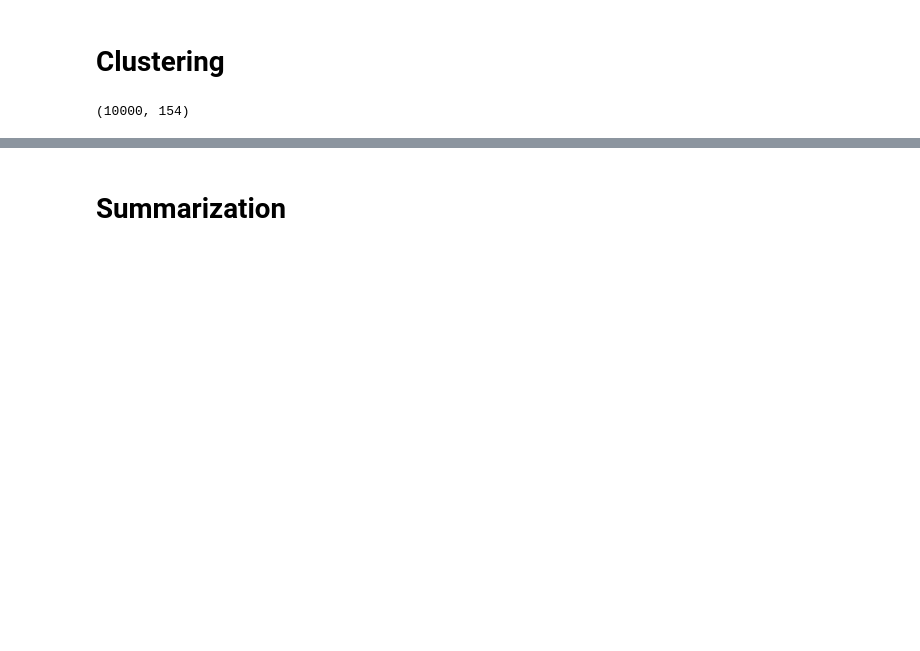
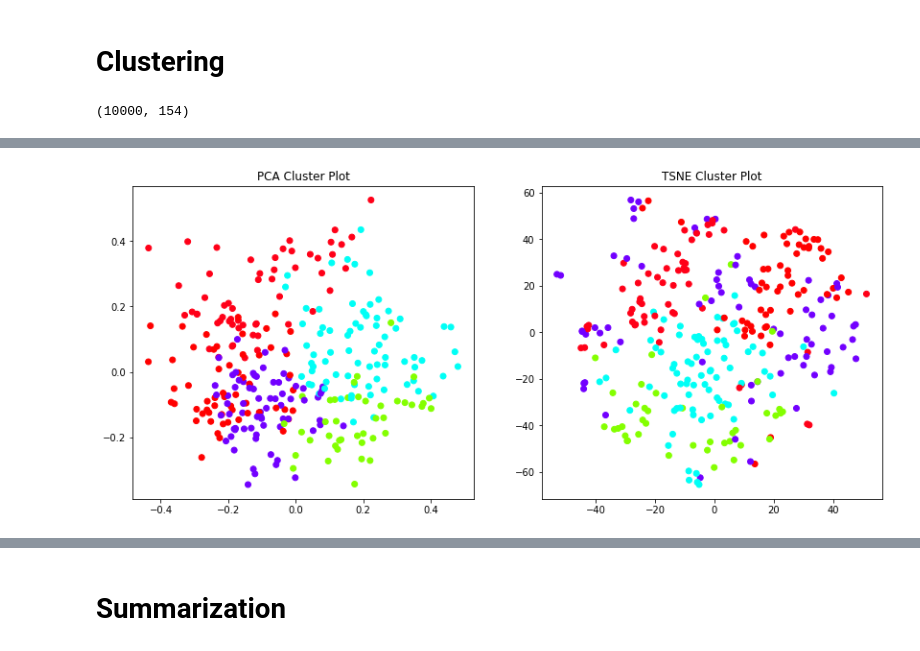
Before and after one commit to KishenPatel97/TextClustering, a Jupyter notebook: Initial_EDA_Clustering.ipynb, the cells around one changed output, grey strips where cells are left out. Drawn from its saved outputs; the diff is of its cells as text; code cells hidden in the pictures; blank space fills up the shorter version.

```diff
--- a/Initial_EDA_Clustering.ipynb
+++ b/Initial_EDA_Clustering.ipynb
@@ -376,0 +420,27 @@ say, like, has, people, one, new, getting, said, year, make,
+# %%
+clusters_5 = MiniBatchKMeans(n_clusters=5, init_size=1024, batch_size=2048, random_state=20).fit_predict(tfidf_matrix)
+clusters_30 = MiniBatchKMeans(n_clusters=30, init_size=1024, batch_size=2048, random_state=20).fit_predict(tfidf_matrix)
+# %%
+def plot_tsne_pca(data, labels):
+    max_label = max(labels)
+    max_items = np.random.choice(range(data.shape[0]), size=3000, replace=False)
+
+    pca = PCA(n_components=2).fit_transform(data[max_items,:].todense())
+    tsne = TSNE().fit_transform(PCA(n_components=50).fit_transform(data[max_items,:].todense()))
+
+
+    idx = np.random.choice(range(pca.shape[0]), size=300, replace=False)
+    label_subset = labels[max_items]
+    label_subset = [cm.hsv(i/max_label) for i in label_subset[idx]]
+
+    f, ax = plt.subplots(1, 2, figsize=(14, 6))
+
+    ax[0].scatter(pca[idx, 0], pca[idx, 1], c=label_subset)
+    ax[0].set_title('PCA Cluster Plot')
+
+    ax[1].scatter(tsne[idx, 0], tsne[idx, 1], c=label_subset)
+    ax[1].set_title('TSNE Cluster Plot')
+# %%
+plot_tsne_pca(tfidf_matrix, clusters_5)
+# %% [output]
+[figure, added]
```
Also changed, not shown: parts of 37 cells of this notebook.
